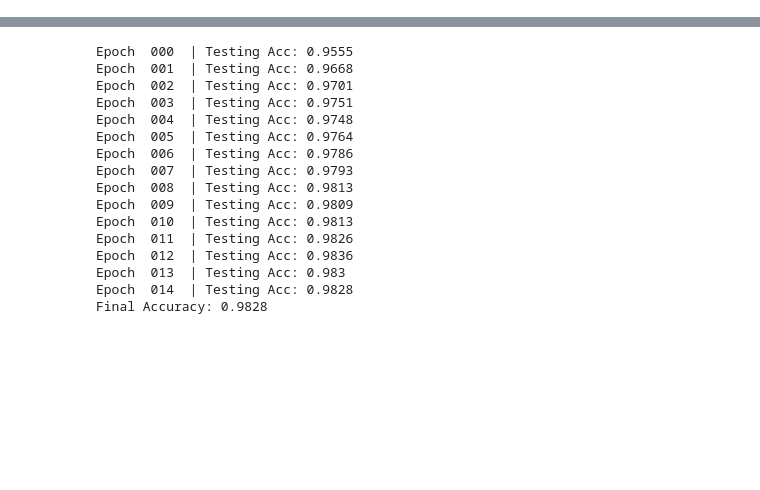
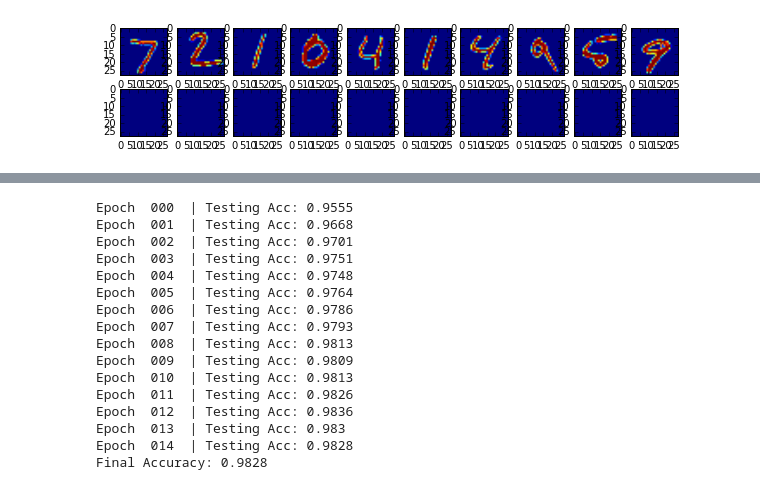
Before and after one commit to weidongcai/DeepLearning, a Jupyter notebook: MNIST.ipynb, the cells around one changed output, grey strips where cells are left out. Cells and saved outputs as stored; diff of their text form; code cells hidden in the pictures; blank space fills up the shorter version.

```diff
--- a/MNIST.ipynb
+++ b/MNIST.ipynb
@@ -27,7 +25,7 @@ y = tf.placeholder("float", [None, num_classes])
 
 BATCH_SIZE = 100
 EPOCHS = 15
-LEARNING_RATE = 0.001
+LEARNING_RATE = 0.01
 DROPOUT = 0.75 # Only used for ConvNets
 ACC_EVERY = 1 # Print accuracy every __
 # %%
@@ -56,0 +61,88 @@ def max_pool(X):
+# %%
+import matplotlib.pyplot as plt
+%matplotlib inline
+
+VIS_DECODE = True
+encode_sizes = [input_size, 256, 128]
+decode_sizes = encode_sizes[::-1]
+
+encode_weights = [tf.Variable(tf.random_normal([inp, out])) for inp, out in zip(encode_sizes[:-1], encode_sizes[1:])]
+decode_weights = [tf.Variable(tf.random_normal([inp, out])) for inp, out in zip(decode_sizes[:-1], decode_sizes[1:])]
+
+encode_biases = [tf.Variable(tf.random_normal([out])) for out in encode_sizes[1:]]
+decode_biases = [tf.Variable(tf.random_normal([out])) for out in decode_sizes[1:]]
+
+n_input, n_hidden_1, n_hidden_2 = input_size, 256, 128
+
+# encode_weights = [
+#     tf.Variable(tf.random_normal([n_input, n_hidden_1])),
+#     tf.Variable(tf.random_normal([n_hidden_1, n_hidden_2])),
+# ]
+
+# decode_weights =[
+#     tf.Variable(tf.random_normal([n_hidden_2, n_hidden_1])),
+#     tf.Variable(tf.random_normal([n_hidden_1, n_input])),
+# ]
+
+# encode_biases = [
+#     tf.Variable(tf.random_normal([n_hidden_1])),
+#     tf.Variable(tf.random_normal([n_hidden_2])),
+# ]
+# decode_biases =[
+#     tf.Variable(tf.random_normal([n_hidden_1])),
+#     tf.Variable(tf.random_normal([n_input])),
+# ]
+
+def encoder(x):
+    layers = [x]
+    for weight, bias in zip(encode_weights, encode_biases):
+        layers.append(activation(tf.add(tf.matmul(
+            layers[-1], weight), bias)))
+    return layers[-1]
+
+
+def decoder(x):
+    layers = [x]
+    for weight, bias in zip(decode_weights, decode_biases):
+        layers.append(activation(tf.add(tf.matmul(
+            layers[-1], weight), bias)))
+    return layers[-1]
+
+
+encoder_op = encoder(X)
+decoder_op = decoder(encoder_op)
+
+y_pred = decoder_op
+y_true = X
+
+cost = tf.reduce_mean(tf.pow(y_true - y_pred, 2))
+optimizer = tf.train.RMSPropOptimizer(LEARNING_RATE).minimize(cost)
+
+init = tf.global_variables_initializer()
+
+BATCH_SIZE = 5
+
+with tf.Session() as sess:
+    sess.run(init)
+    for epoch in range(EPOCHS):
+        for step in range(len(X_train)//BATCH_SIZE):
+            start_ind = (step*BATCH_SIZE) % len(X_train)
+            end_ind = ((step+1)*BATCH_SIZE) % len(X_train)
+            batch_xs = X_train[start_ind:end_ind]
+            _, c = sess.run([optimizer, cost], feed_dict={X: batch_xs})
+        if epoch % ACC_EVERY == 0:
+            print("Epoch:", '%04d' % (epoch+1),
+                  "cost=", "{:.9f}".format(c))
+
+        decoded_X_test = sess.run(y_pred, feed_dict={X: X_test})
+        print("Accuracy ", tf.reduce_mean(tf.pow(X_test - decoded_X_test, 2)).eval())
+        f, a = plt.subplots(2, 10, figsize=(10, 2))
+        for i in range(len(X_test[:10])):
+            a[0][i].imshow(np.reshape(X_test[i], (28, 28)))
+            a[1][i].imshow(np.reshape(decoded_X_test[i], (28, 28)))
+        f.show()
+        plt.draw()
+        plt.show()
+
+print("Optimization Finished!")
+# %% [output]
@@ -56,0 +151 @@ def max_pool(X):
+[figure, added]
```
Also changed, not shown: parts of 5 cells of this notebook.
